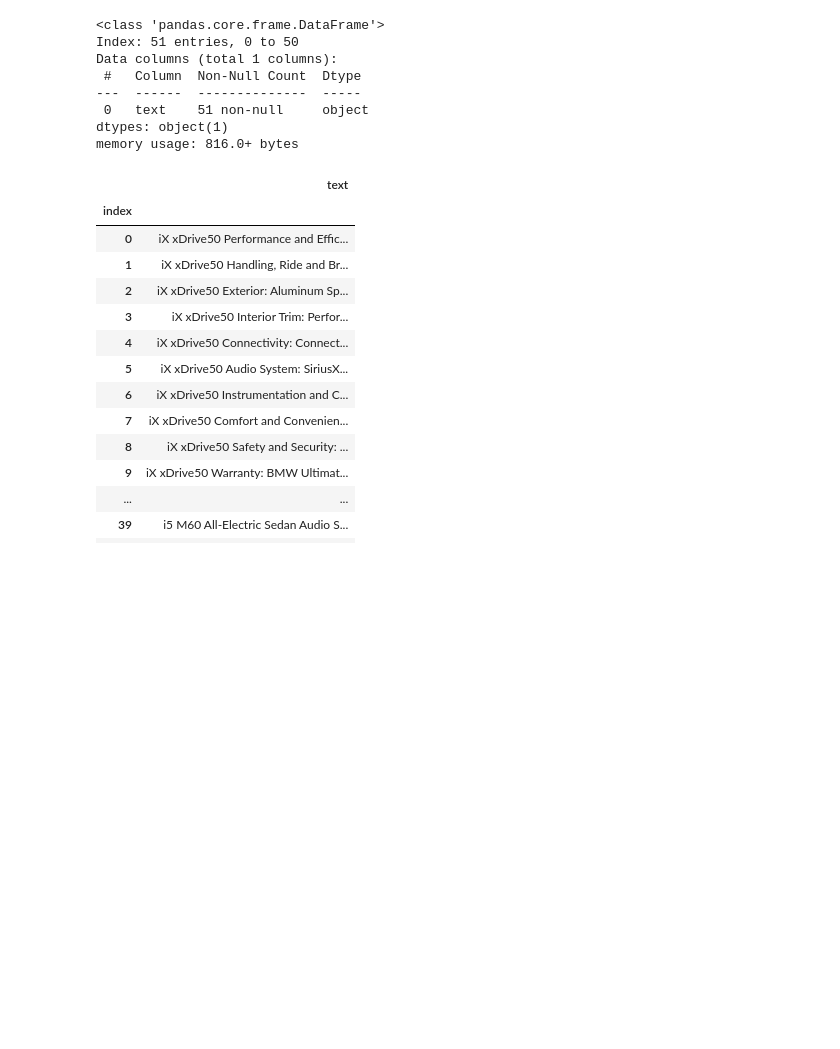
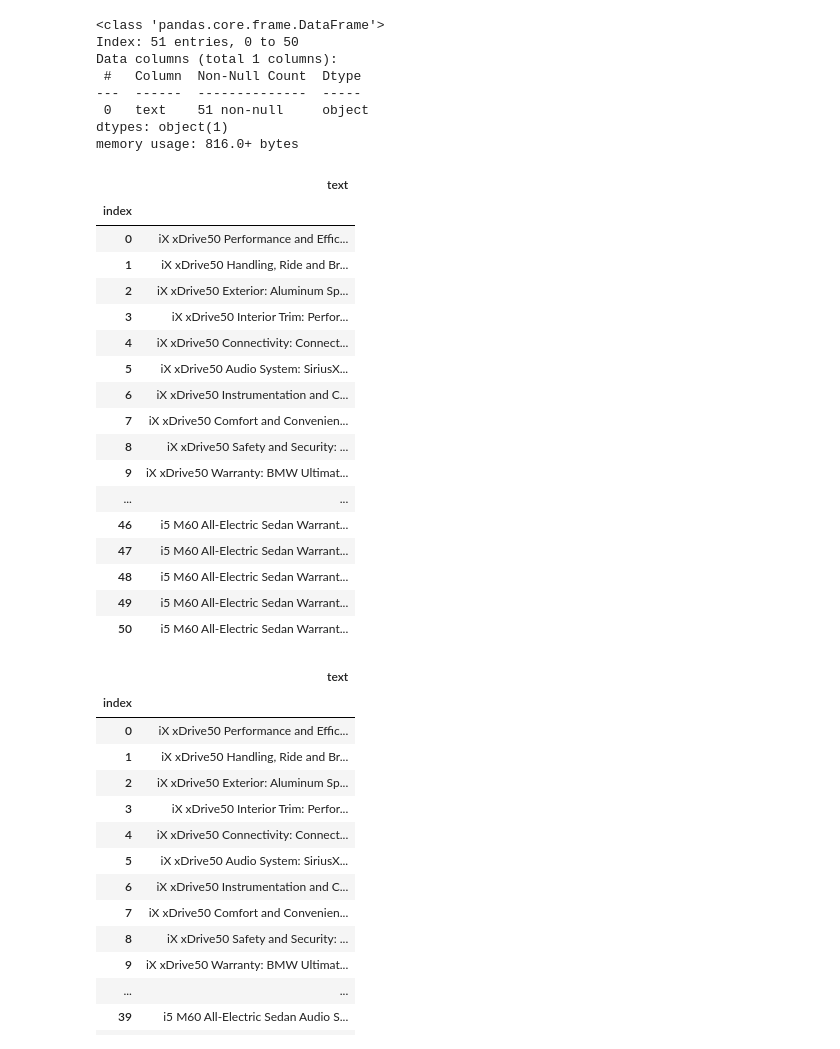
Before and after one commit to bordator/Udacity-GenerativeAI, a Jupyter notebook: projects/BYOCustomChatbot/project.ipynb, the cells around one changed output. Cells and saved outputs as stored; diff of their text form; code cells hidden in the pictures; blank space fills up the shorter version.

```diff
--- a/projects/BYOCustomChatbot/project.ipynb
+++ b/projects/BYOCustomChatbot/project.ipynb
@@ -151,6 +183,27 @@ Data columns (total 1 columns):
  0   text    51 non-null     object
 dtypes: object(1)
 memory usage: 816.0+ bytes
+# %%
+df
+# %% [output]
+|  | text |
+| index |  |
+| 0 | iX xDrive50 Performance and Effic... |
+| 1 | iX xDrive50 Handling, Ride and Br... |
+| 2 | iX xDrive50 Exterior: Aluminum Sp... |
+| 3 | iX xDrive50 Interior Trim: Perfor... |
+| 4 | iX xDrive50 Connectivity: Connect... |
+| 5 | iX xDrive50 Audio System: SiriusX... |
+| 6 | iX xDrive50 Instrumentation and C... |
+| 7 | iX xDrive50 Comfort and Convenien... |
+| 8 | iX xDrive50 Safety and Security: ... |
+| 9 | iX xDrive50 Warranty: BMW Ultimat... |
+| ... | ... |
+| 46 | i5 M60 All-Electric Sedan Warrant... |
+| 47 | i5 M60 All-Electric Sedan Warrant... |
+| 48 | i5 M60 All-Electric Sedan Warrant... |
+| 49 | i5 M60 All-Electric Sedan Warrant... |
+| 50 | i5 M60 All-Electric Sedan Warrant... |
 # %%
 #Check for duplicates
 df.drop_duplicates(['text'], keep='first', inplace=True)
```
Also changed, not shown: parts of 21 cells of this notebook, 1 other file.
